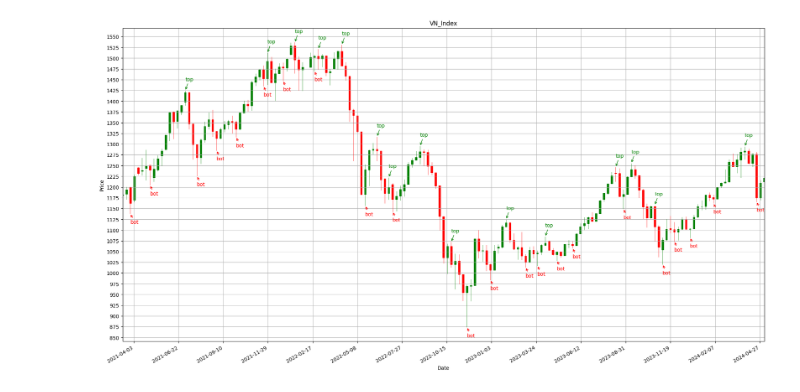
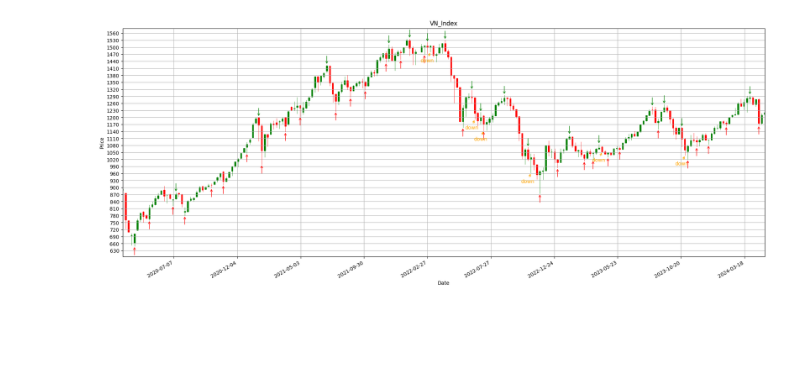
Before and after one commit to legasov-broken/vn-index-warning, a Jupyter notebook: test.ipynb, the cells around one changed output. Drawn from its saved outputs; the diff is of its cells as text; code cells hidden in the pictures; blank space fills up the shorter version.

```diff
--- a/test.ipynb
+++ b/test.ipynb
@@ -24,7 +25,7 @@ vnindex_data.dropna(inplace=True)
 # %%
 # date from 3/5/2024 to 6/5/2019
 end = '17/12/2024'
-start = '06/03/2021'
+start = '06/03/2020'
 # %%
 # Chuyển đổi ngày bắt đầu và kết thúc từ chuỗi thành datetime
 start_date = pd.to_datetime(start, dayfirst=True)
@@ -81,43 +82,68 @@ for i in range(1, len(weekly_data) - 2):
         if (weekly_data.iloc[i+1]['Open'] > weekly_data.iloc[i+1]['Close'] and  # Red candle
             weekly_data.iloc[i+2]['Open'] > weekly_data.iloc[i+2]['Close']):  # Another red candle
             weekly_data.at[weekly_data.index[i], 'top'] = True
+# %%
+weekly_data['increase'] = False
+
+# Logic phát hiện xu hướng tăng
+bot_indices = weekly_data[weekly_data['bottom']].index.tolist()
+
+for i in range(1, len(bot_indices)):
+    if weekly_data.iloc[bot_indices[i]]['Low'] > weekly_data.iloc[bot_indices[i - 1]]['Low']:
+        if bot_indices[i] + 1 < len(weekly_data):
+            weekly_data.at[weekly_data.index[bot_indices[i] + 1], 'increase'] = True
+# %%
+weekly_data['decrease'] = False
+
+# Logic phát hiện xu hướng giảm
+top_indices = weekly_data[weekly_data['top']].index.tolist()
+
+for i in range(1, len(top_indices)):
+    if weekly_data.iloc[top_indices[i]]['High'] < weekly_data.iloc[top_indices[i - 1]]['High']:
+        if top_indices[i] + 1 < len(weekly_data):
+            weekly_data.at[weekly_data.index[top_indices[i] + 1], 'decrease'] = True
 # %%
+weekly_data['Index'] = weekly_data.index
 chart = weekly_data
 chart['Date'] = chart['Date'].apply(mdates.date2num)
 # %%
 # Vẽ đồ thị nến
 fig, ax = plt.subplots(figsize=(20, 8))
 
-candlestick_ohlc(ax, chart[['Date', 'Open', 'High', 'Low', 'Close']].values, width=3, colorup='g', colordown='r', alpha=1)
+candlestick_ohlc(ax, weekly_data[['Date', 'Open', 'High', 'Low', 'Close']].values, width=3, colorup='g', colordown='r', alpha=1)
 
-# Đánh dấu đỉnh và đáy
-for idx, row in chart.iterrows():
+# Đánh dấu đỉnh, đáy và xu hướng tăng
+for idx, row in weekly_data.iterrows():
     if row['bottom']:
-        ax.annotate('bot', (row['Date'], row['Low']), xytext=(0, -20),
+        ax.annotate('', (row['Date'], row['Low']), xytext=(0, -20),
                     textcoords='offset points', arrowprops=dict(arrowstyle='->', color='red'), color='red')
     if row['top']:
-        ax.annotate('top', (row['Date'], row['High']), xytext=(0, 20),
+        ax.annotate('', (row['Date'], row['High']), xytext=(0, 20),
                     textcoords='offset points', arrowprops=dict(arrowstyle='->', color='green'), color='green')
+    # if row['increase']:
+    #     ax.annotate('increase', (row['Date'], row['High']), xytext=(0, 20),
+    #                 textcoords='offset points', arrowprops=dict(arrowstyle='->', color='blue'), color='blue')
+    if row['decrease']:
+        ax.annotate('down', (row['Date'], row['Low']), xytext=(-20, -20),
+                    textcoords='offset points', arrowprops=dict(arrowstyle='->', color='orange'), color='orange')
 
 # Cấu hình trục x
 ax.xaxis.set_major_locator(ticker.MaxNLocator(15))
 ax.yaxis.set_major_locator(ticker.MaxNLocator(35))
 ax.xaxis.set_major_formatter(mdates.DateFormatter('%Y-%m-%d'))
-
 
 # Điều chỉnh giới hạn của trục x để loại bỏ khoảng trắng
 ax.set_xlim([weekly_data['Date'].min(), weekly_data['Date'].max()])
 
 fig.autofmt_xdate()
 plt.title('VN_Index')
 plt.xlabel('Date')
 plt.ylabel('Price')
 plt.grid(True)
 
-
 # Loại bỏ khoảng trắng dư thừa
-plt.subplots_adjust(left=0.05, right=0.95, top=1.25, bottom=0.15)
+plt.subplots_adjust(left=0.05, right=0.95, top=0.95, bottom=0.15)
 
 plt.show()
 # %% [output]
-[figure, old version]
+[figure, new version]
```
Also changed, not shown: parts of 1 cell of this notebook, 1 other file.
